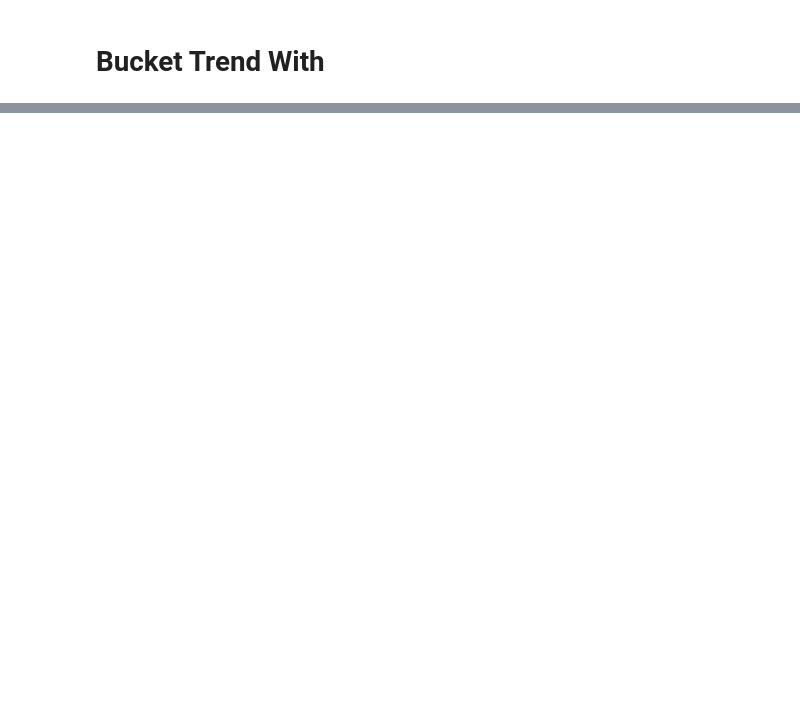
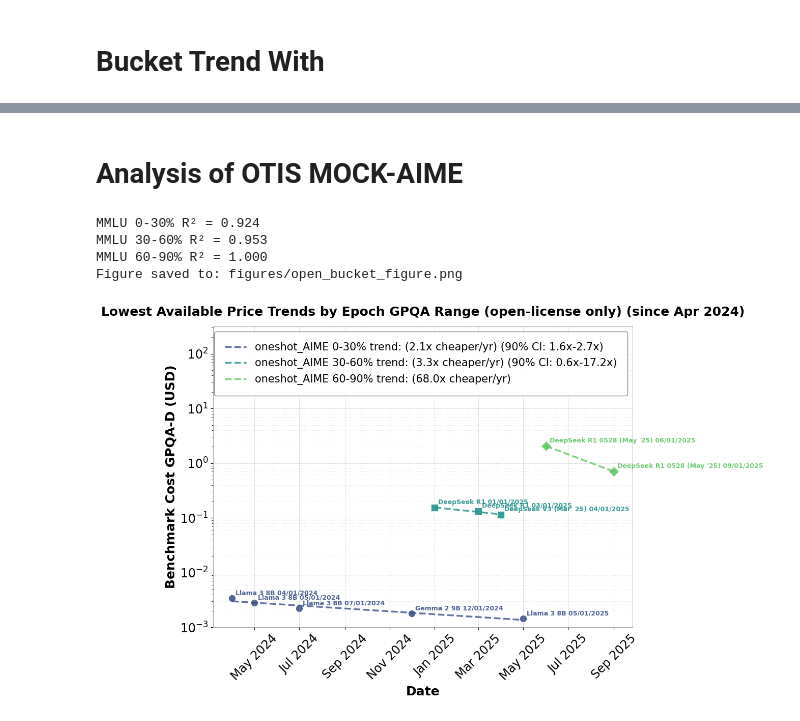
Before and after one commit to hansgundlach/Algorithmic_Progress_Inference, a Jupyter notebook: bucket_figure_trends.ipynb, the cells around one changed output, grey strips where cells are left out. Saved outputs shown, nothing was run; the diff lists cells and outputs as text; code cells hidden in the pictures; blank space fills up the shorter version.

```diff
--- a/bucket_figure_trends.ipynb
+++ b/bucket_figure_trends.ipynb
@@ -421,0 +444,35 @@ Figure saved to: figures/bucket_figure_all_licenses.png
+# %% [markdown]
+# Analysis of OTIS MOCK-AIME
+# %%
+df_aime = pd.read_csv('data/aime_price_reduction_models.csv')
+
+#convert release date to datetime where release date is not nan
+df_aime['Release Date'] = pd.to_datetime(df_aime['Release Date'])
+
+
+# # Create Active Parameters column by choosing Known Active Parameters when available, otherwise use Parameters
+df_aime['Active Parameters'] = np.where(
+    df_aime['Known Active Parameters'].notna(),
+    df_aime['Known Active Parameters'],
+    df_aime['Parameters']
+)
+
+plot_combined_record_small_trends(
+    df_aime,
+    open_license_only=True,
+    price_col="Benchmark Cost USD",
+    confidence_interval=True,
+    min_date=datetime(2024, 4, 1),
+    benchmark_col='oneshot_AIME',
+    show_model_names=True,
+    include_reasoning_models=True,
+    mmlu_ranges=[(0,30), (30, 60), (60, 90)],
+    date_granularity='day',  # change to 'month' to aggregate monthly before cummin
+    save_path="figures/open_bucket_figure.png"  # Example: save figure to file
+)
+# %% [output]
+MMLU 0-30% R² = 0.924
+MMLU 30-60% R² = 0.953
+MMLU 60-90% R² = 1.000
+Figure saved to: figures/open_bucket_figure.png
+[figure, added]
```
Also changed, not shown: parts of 5 cells of this notebook, 7 other files.
